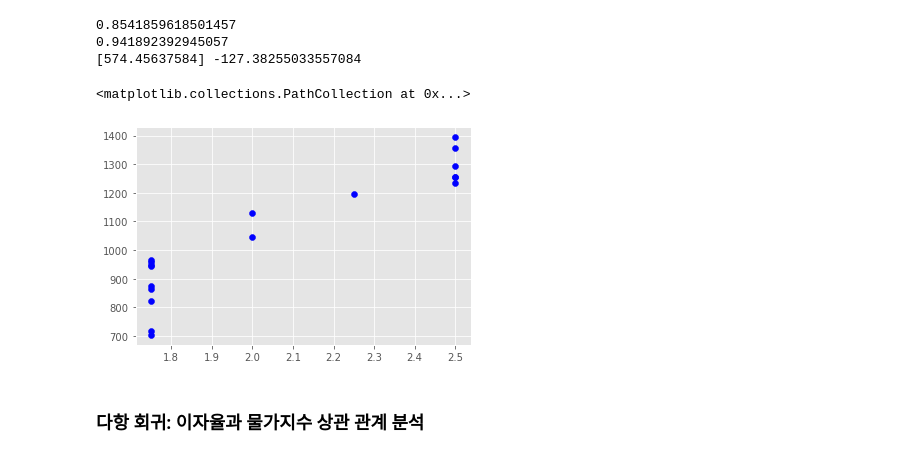
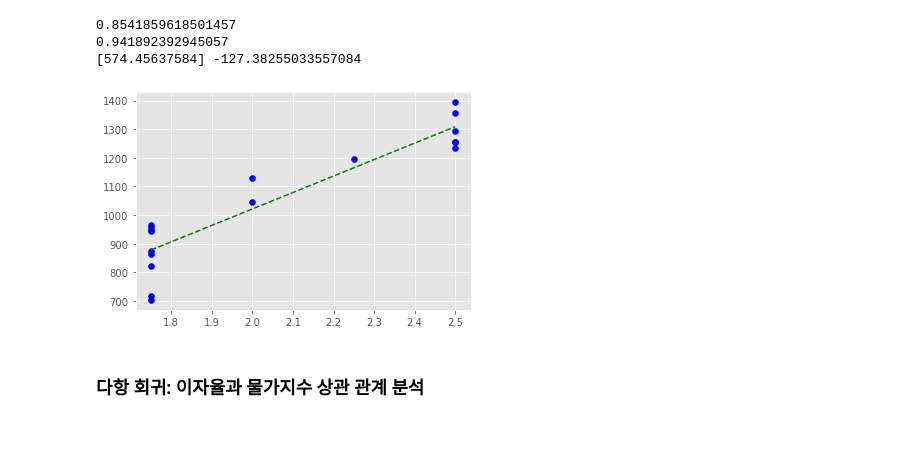
Before and after one commit to qud0511/Machine-Learning, a Jupyter notebook: MLstudy02.ipynb, the cells around one changed output. Drawn from its saved outputs; the diff is of its cells as text; code cells hidden in the pictures.

```diff
--- a/MLstudy02.ipynb
+++ b/MLstudy02.ipynb
@@ -69,10 +69,11 @@ print(lr.coef_, lr.intercept_)
 [574.45637584] -127.38255033557084
 # %%
 plt.scatter(train_input, train_target, color = 'blue')
-# plt.plot([1.75, 700], [lr.coef_ + lr.intercept_, lr.coef_ + lr.intercept_], linestyle='--', color = 'red')
+plt.plot([1.75, 2.5], [1.75*lr.coef_ + lr.intercept_, 2.5*lr.coef_ + lr.intercept_],
+        color = 'green', linestyle='--')
+plt.show()
 # %% [output]
-<matplotlib.collections.PathCollection at 0x...>
-[figure, old version]
+[figure, new version]
 # %% [markdown]
 ### 다항 회귀: 이자율과 물가지수 상관 관계 분석
 # %%
```
Also changed, not shown: parts of 9 cells of this notebook.
